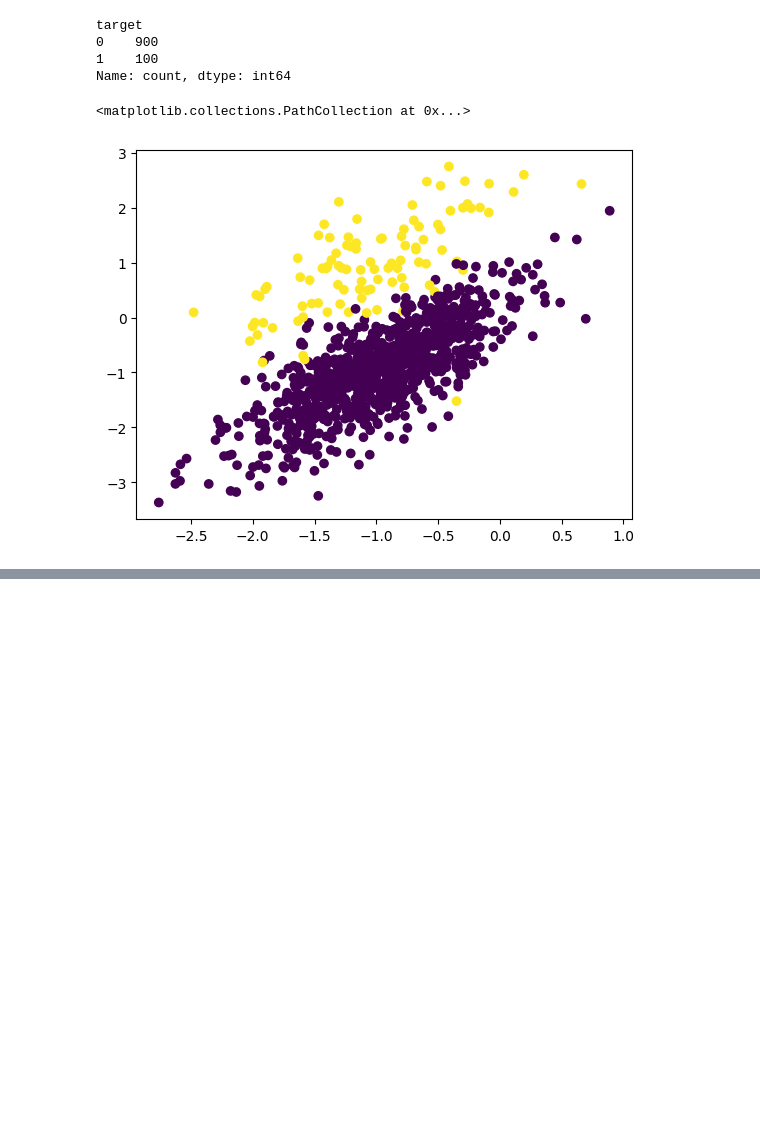
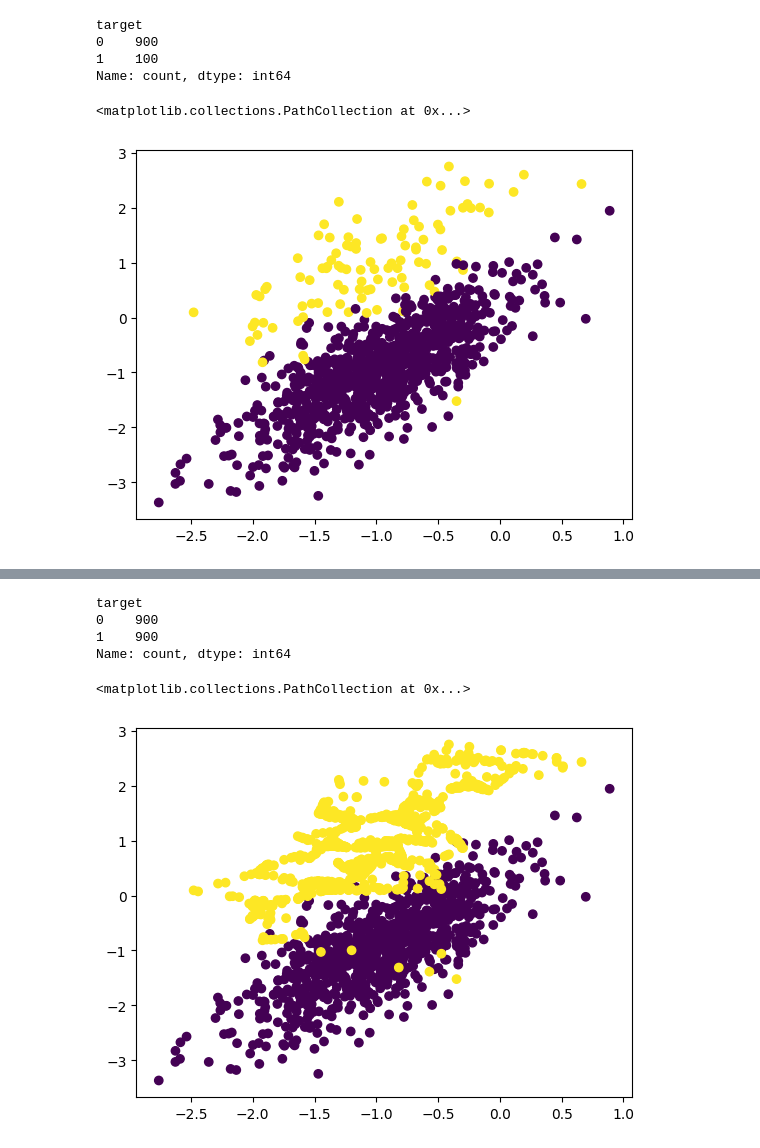
Before and after one commit to ashay-patil/Feature-Engineering, a Jupyter notebook: Handling Imbalanced Dataset/SMOTE.ipynb, the cells around one changed output, grey strips where cells are left out. Saved outputs shown, nothing was run; the diff lists cells and outputs as text; code cells hidden in the pictures; blank space fills up the shorter version.

```diff
--- a/Handling Imbalanced Dataset/SMOTE.ipynb
+++ b/Handling Imbalanced Dataset/SMOTE.ipynb
@@ -72,3 +74,8 @@ plt.scatter(final_df['f1'], final_df['f2'], c=final_df['target'])
 from imblearn.over_sampling import SMOTE
 
 oversample = SMOTE()
+# %%
+X, y = oversample.fit_resample(
+    final_df[['f1', 'f2']],
+    final_df['target']
+)
@@ -74,0 +106,5 @@ oversample = SMOTE()
+# %%
+balanced_X = pd.DataFrame(X)
+balanced_y = pd.DataFrame(y)
+
+balanced_X, balanced_y
@@ -74,0 +129,4 @@ oversample = SMOTE()
+# %%
+balanced_df = pd.concat([balanced_X, balanced_y], axis=1)
+
+balanced_df
@@ -74,0 +147,12 @@ oversample = SMOTE()
+# %%
+balanced_df['target'].value_counts()
+# %% [output]
+target
+0    900
+1    900
+Name: count, dtype: int64
+# %%
+plt.scatter(balanced_df['f1'], balanced_df['f2'], c=balanced_df['target'])
+# %% [output]
+<matplotlib.collections.PathCollection at 0x...>
+[figure, added]
```
Also changed, not shown: parts of 6 cells of this notebook.
